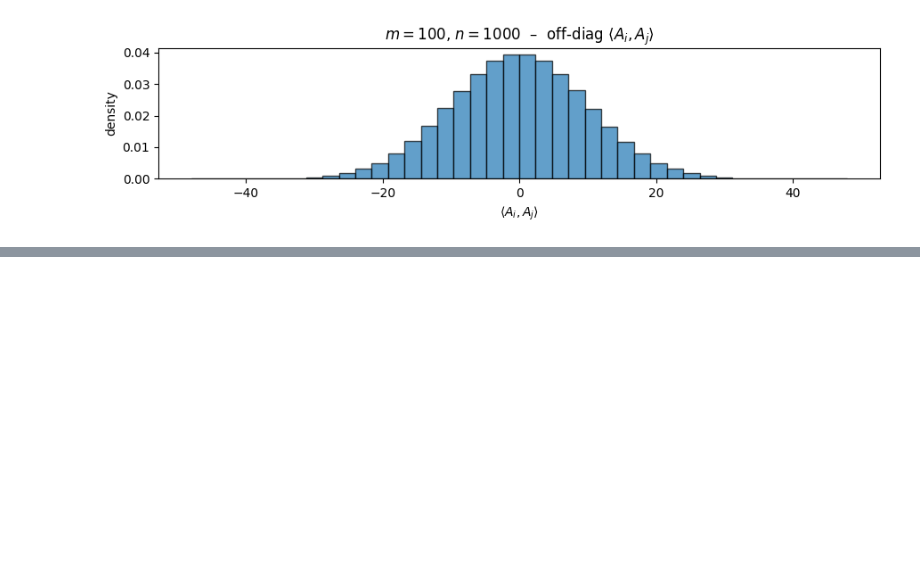
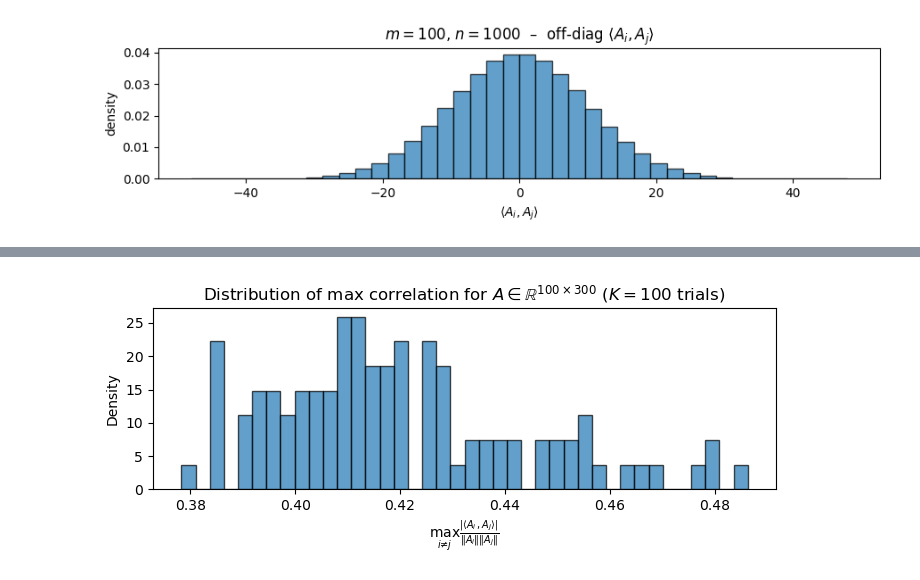
Before and after one commit to arthurabello/nla-assignment-4, a Jupyter notebook: src/assignment.ipynb, the cells around one changed output, grey strips where cells are left out. Drawn from its saved outputs; the diff is of its cells as text; code cells hidden in the pictures; blank space fills up the shorter version.

Commit message:
feat(jupyter): plots for item c

```diff
--- a/src/assignment.ipynb
+++ b/src/assignment.ipynb
@@ -223,0 +226,83 @@ Histograms of off-diagonal inner products for Gaussian matrices
+# %%
+def plot_max_correlations(
+    m: int,
+    n: int,
+    K: int = 1000,
+    bins: int = 40,
+    seed: int | None = None
+) -> None:
+    """Analyze and plot the distribution of maximum correlations
+    between columns of a Gaussian random matrix A ∈ R^{m×n}.
+    |<A_i, A_j>| / (||A_i|| ||A_j||)
+
+    Args:
+        m (int): Row dimension of the Gaussian matrix.
+        n (int): Column dimension of the Gaussian matrix.
+        K (int, optional): Number of trials (Matricies to generate). Defaults to 1000.
+        bins (int, optional): Bins for histogram. Defaults to 40.
+        seed (int | None, optional): Random seed for reproducibility. Defaults to None.
+    """
+    rng = np.random.default_rng(seed)
+    max_correlations = []
+
+    print(f"Analyzing {K} Gaussian matrices of shape ({m}, {n})...")
+
+    for i in range(K):
+        print(f"Processing matrix {i + 1}/{K}...", end="\r")
+
+        # Generate a random Gaussian matrix
+        A = rng.standard_normal((m, n))
+
+        # Column 2-norms and avoid division by zero
+        norms = np.linalg.norm(A, axis=0)
+        if np.any(norms == 0):
+            print("⚠️  Found a column with zero norm, skipping this matrix.")
+            continue
+
+        # Compute the Gram matrix
+        G = A.T @ A # G[i, j] = <A_i, A_j>
+
+        norm_products = np.outer(norms, norms) # Outer product of norms
+        correlation_matrix = G / norm_products # Element-wise division for correlation
+
+        # diagonal to zero to ignore self-correlations (i == j)
+        # and find the maximum absolute correlation
+        np.fill_diagonal(correlation_matrix, 0)
+        max_corr = np.max(np.abs(correlation_matrix))
+
+        max_correlations.append(max_corr)
+
+    print(f"Max correlation values computed: {len(max_correlations)}")
+
+    # 6. Plot the histogram of the collected maximum values
+    plt.figure(figsize=(7, 3))
+    plt.hist(max_correlations, bins=bins, density=True, edgecolor="black", alpha=0.7)
+    plt.title(f"Distribution of max correlation for $A \\in \\mathbb{{R}}^{{{m}\\times{n}}}$ ($K={K}$ trials)")
+    plt.xlabel(r"$\max_{i \neq j} \frac{|\langle A_i, A_j \rangle|}{\|A_i\| \|A_j\|}$")
+    plt.ylabel("Density")
+    # plt.grid(axis='y', linestyle='--', alpha=0.7)
+    plt.tight_layout()
+    plt.savefig(f"../docs/images/max_corr_{K}.png", dpi=200)
+    plt.show()
+
+
+def main():
+    """
+    Main function to run the experiment described in the problem.
+    """
+    # parameters for the Gaussian matrix
+    # m=rows, n=columns, K=trials
+    m = 100
+    n = 300
+    Ks = [100, 500, 1000, 10000]
+
+    seed = 42
+
+    for K in Ks:
+        print(f"Running with m={m}, n={n}, K={K}")
+        plot_max_correlations(m=m, n=n, K=K, seed=seed)
+
+
+if __name__ == "__main__":
+    main()
+# %% [output]
@@ -223,0 +312 @@ Histograms of off-diagonal inner products for Gaussian matrices
+[figure, added]
```
Also changed, not shown: parts of 2 cells of this notebook, 4 other files.
